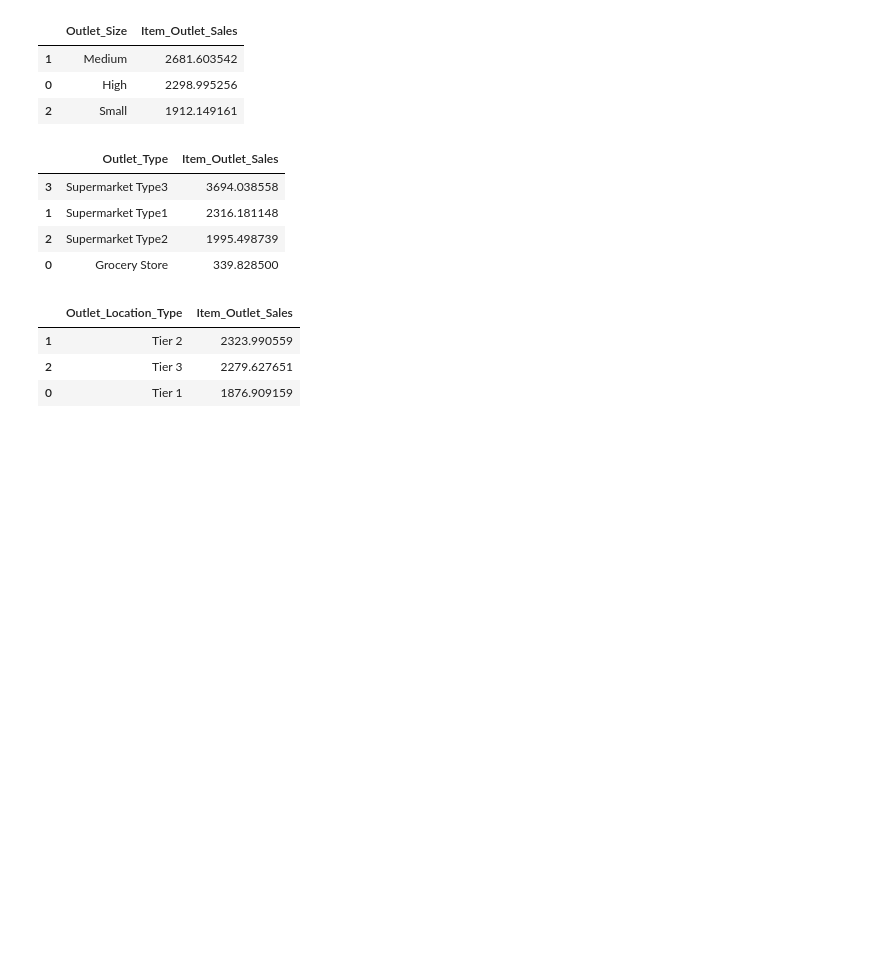
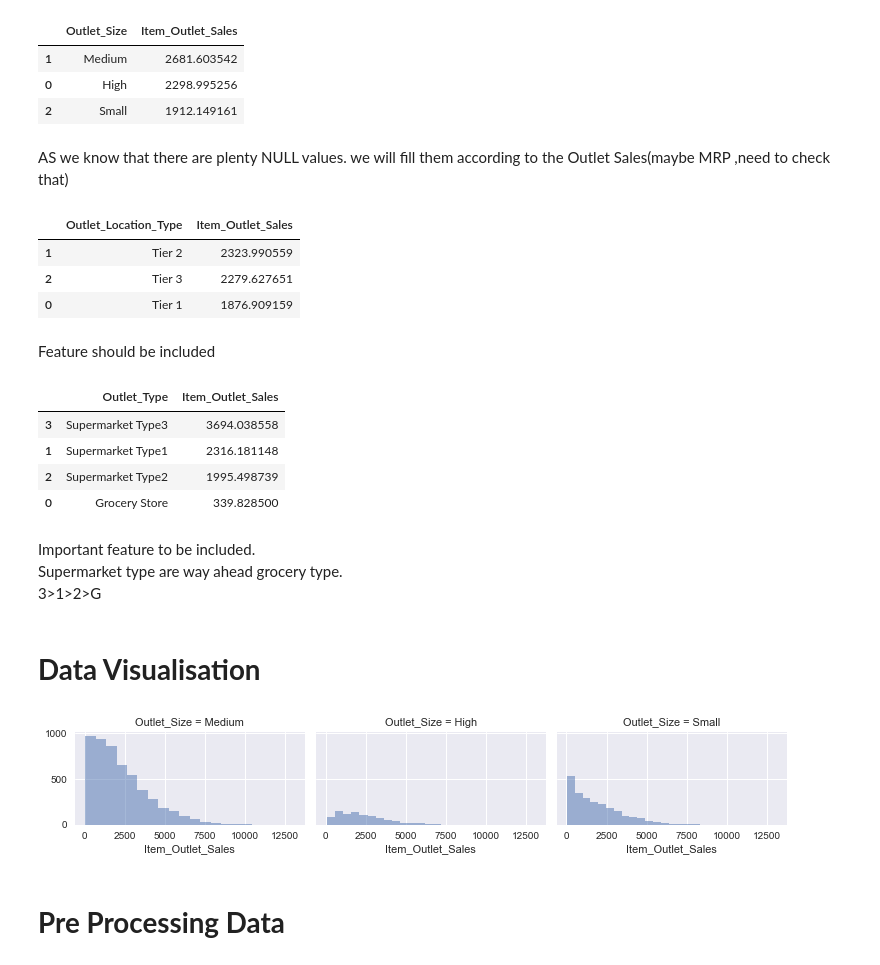
Before and after one commit to elseagle/S-Big-Mart-Sales-III, a Jupyter notebook: S- Big Mart Sales III.ipynb, the cells around one changed output. Cells and saved outputs as stored; diff of their text form; code cells hidden in the pictures; blank space fills up the shorter version.

```diff
--- a/S- Big Mart Sales III.ipynb
+++ b/S- Big Mart Sales III.ipynb
@@ -97,6 +156,17 @@ df[["Outlet_Size", "Item_Outlet_Sales"]].groupby(['Outlet_Size'], as_index=False
 | 1 | Medium | 2681.603542 |
 | 0 | High | 2298.995256 |
 | 2 | Small | 1912.149161 |
+# %% [markdown]
+AS we know that there are plenty NULL values. we will fill them according to the Outlet Sales(maybe MRP ,need to check that)
+# %%
+df[["Outlet_Location_Type", "Item_Outlet_Sales"]].groupby(['Outlet_Location_Type'], as_index=False).mean().sort_values(by='Item_Outlet_Sales', ascending=False)
+# %% [output]
+|  | Outlet_Location_Type | Item_Outlet_Sales |
+| 1 | Tier 2 | 2323.990559 |
+| 2 | Tier 3 | 2279.627651 |
+| 0 | Tier 1 | 1876.909159 |
+# %% [markdown]
+Feature should be included
 # %%
 df[["Outlet_Type", "Item_Outlet_Sales"]].groupby(['Outlet_Type'], as_index=False).mean().sort_values(by='Item_Outlet_Sales', ascending=False)
 # %% [output]
@@ -105,10 +175,17 @@ df[["Outlet_Type", "Item_Outlet_Sales"]].groupby(['Outlet_Type'], as_index=False
 | 1 | Supermarket Type1 | 2316.181148 |
 | 2 | Supermarket Type2 | 1995.498739 |
 | 0 | Grocery Store | 339.828500 |
-# %%
-df[["Outlet_Location_Type", "Item_Outlet_Sales"]].groupby(['Outlet_Location_Type'], as_index=False).mean().sort_values(by='Item_Outlet_Sales', ascending=False)
-# %% [output]
-|  | Outlet_Location_Type | Item_Outlet_Sales |
-| 1 | Tier 2 | 2323.990559 |
-| 2 | Tier 3 | 2279.627651 |
-| 0 | Tier 1 | 1876.909159 |
+# %% [markdown]
+Important feature to be included.<br>
+Supermarket type are way ahead grocery type.<br>
+3>1>2>G
+# %% [markdown]
+# **Data Visualisation**
+# %%
+grid = sns.FacetGrid(df, col='Outlet_Size',  size=2.2, aspect=1.6)
+grid.map(plt.hist, 'Item_Outlet_Sales', alpha=.5, bins=20)
+grid.add_legend();
+# %% [output]
+[figure, added]
+# %% [markdown]
+# **Pre Processing Data**
```
Also changed, not shown: parts of 18 cells of this notebook.
